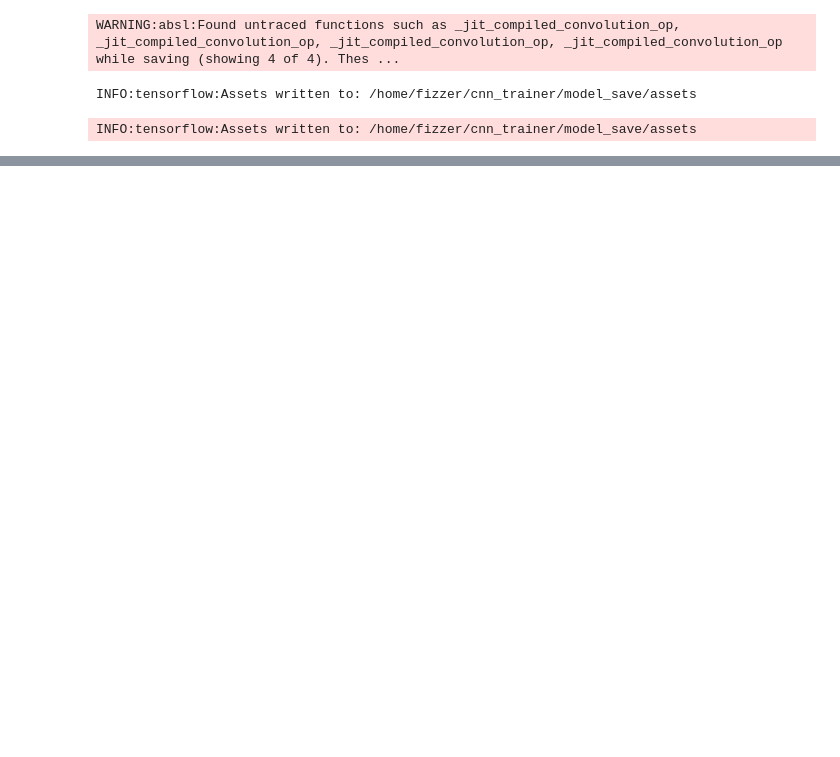
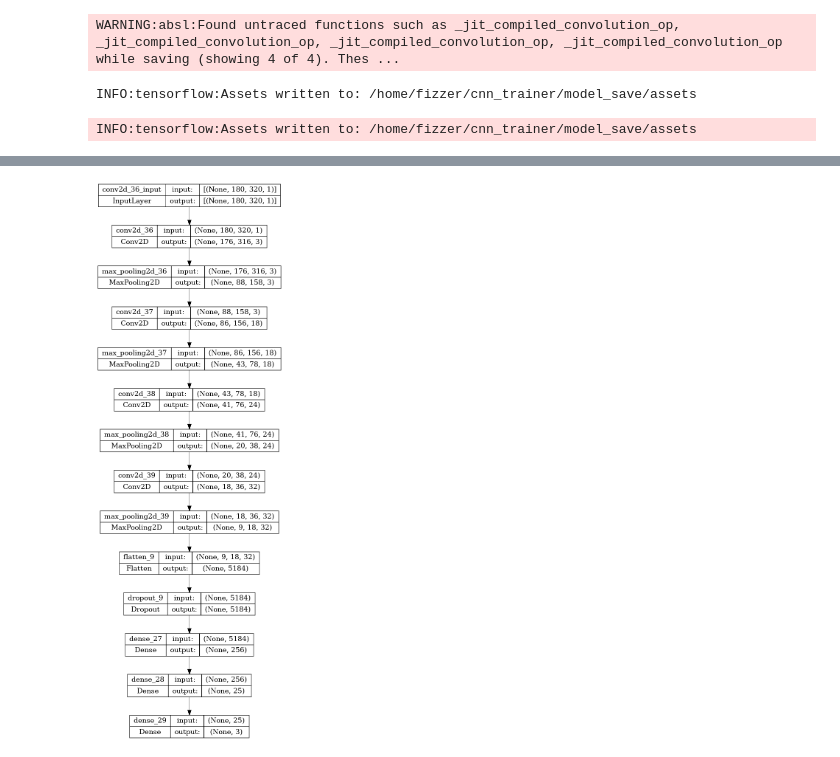
Before and after one commit to mackWilson2795/353_cnn_trainer, a Jupyter notebook: cnn_trainer_jupy.ipynb, the cells around one changed output, grey strips where cells are left out. Cells and saved outputs as stored; diff of their text form; code cells hidden in the pictures; blank space fills up the shorter version.

```diff
--- a/cnn_trainer_jupy.ipynb
+++ b/cnn_trainer_jupy.ipynb
@@ -220,0 +207,4 @@ sn.heatmap(df_cm, annot=True)
+# %%
+plot_model(conv_model, to_file='drive_model.png', show_shapes=True)
+# %% [output]
+[figure, added]
```
Also changed, not shown: parts of 9 cells of this notebook, 19 other files.
